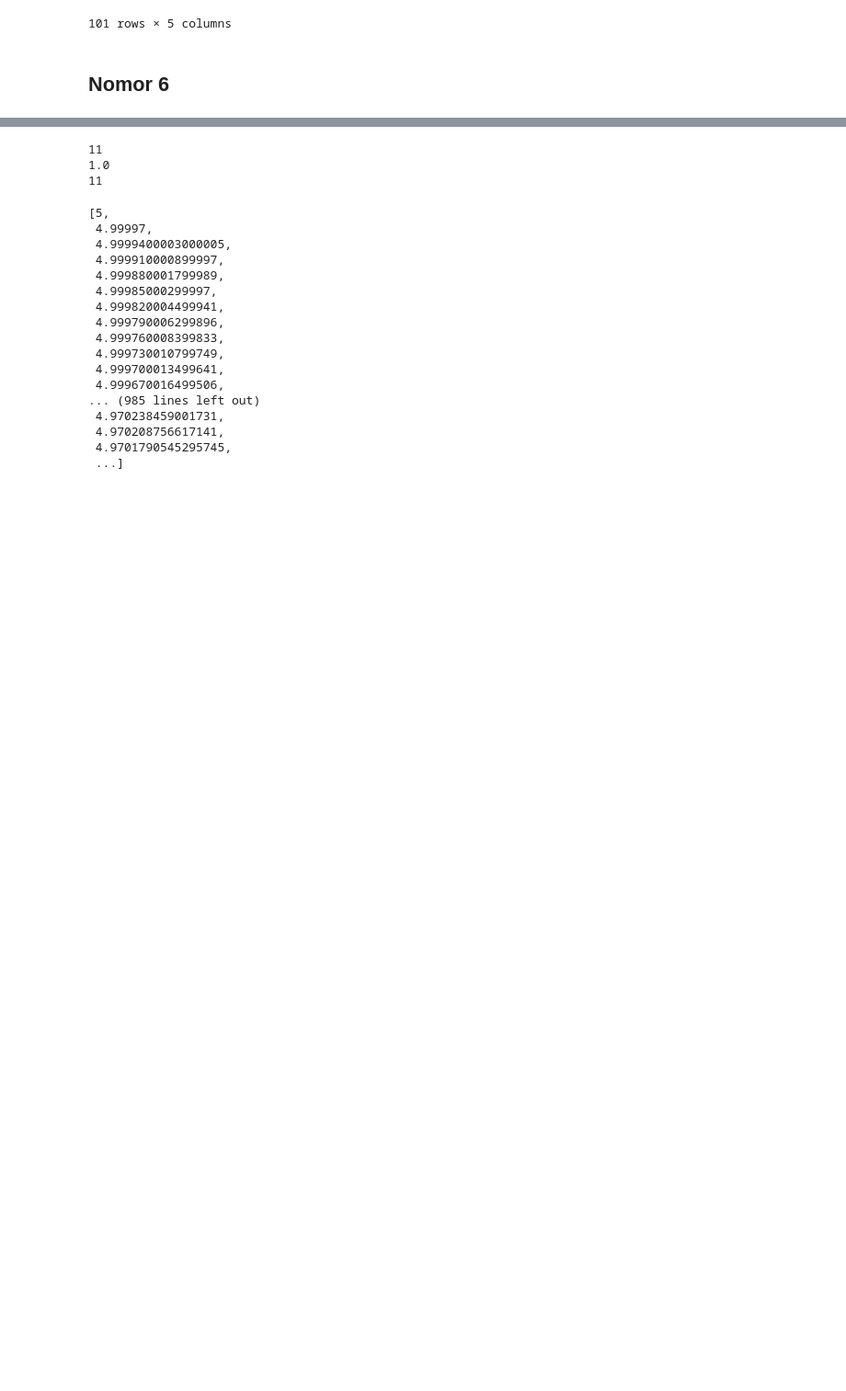
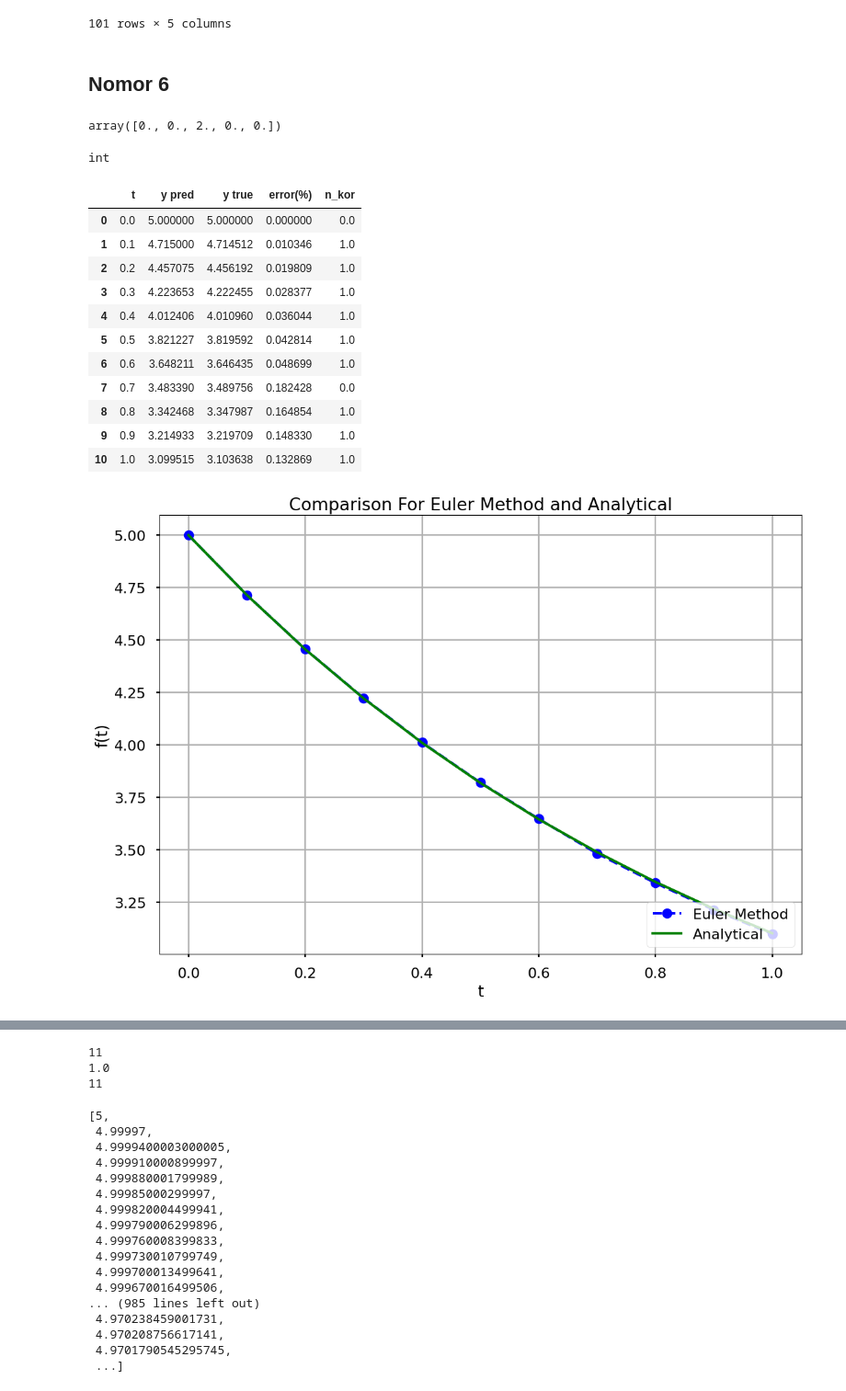
Before and after one commit to RendiZein/Metode-Rekayasa-Komputasi, a Jupyter notebook: Euler Method.ipynb, the cells around one changed output, grey strips where cells are left out. Shown at 92% size. Drawn from its saved outputs; the diff is of its cells as text; code cells hidden in the pictures; blank space fills up the shorter version.

```diff
--- a/Euler Method.ipynb
+++ b/Euler Method.ipynb
@@ -460,0 +505,28 @@ euler_no_5(delta_t=0.01)
+# %%
+t=[1,2,3,5,6]
+k = np.zeros(len(t))
+k[0]=0
+k[2]=3-1
+k
+# %% [output]
+array([0., 0., 2., 0., 0.])
+# %%
+type(len([1,2]))
+# %% [output]
+int
+# %%
+euler_no_6(delta_t=0.1, er=0.2)
+# %% [output]
+|  | t | y pred | y true | error(%) | n_kor |
+| 0 | 0.0 | 5.000000 | 5.000000 | 0.000000 | 0.0 |
+| 1 | 0.1 | 4.715000 | 4.714512 | 0.010346 | 1.0 |
+| 2 | 0.2 | 4.457075 | 4.456192 | 0.019809 | 1.0 |
+| 3 | 0.3 | 4.223653 | 4.222455 | 0.028377 | 1.0 |
+| 4 | 0.4 | 4.012406 | 4.010960 | 0.036044 | 1.0 |
+| 5 | 0.5 | 3.821227 | 3.819592 | 0.042814 | 1.0 |
+| 6 | 0.6 | 3.648211 | 3.646435 | 0.048699 | 1.0 |
+| 7 | 0.7 | 3.483390 | 3.489756 | 0.182428 | 0.0 |
+| 8 | 0.8 | 3.342468 | 3.347987 | 0.164854 | 1.0 |
+| 9 | 0.9 | 3.214933 | 3.219709 | 0.148330 | 1.0 |
+| 10 | 1.0 | 3.099515 | 3.103638 | 0.132869 | 1.0 |
+[figure, added]
```
Also changed, not shown: parts of 2 cells of this notebook.
